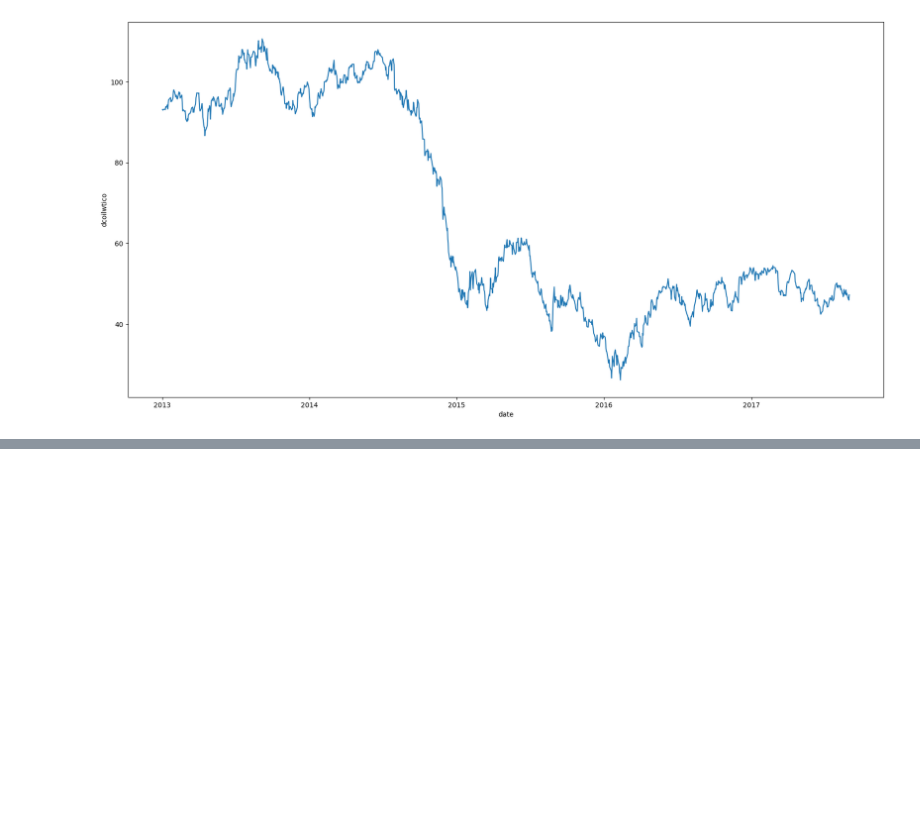
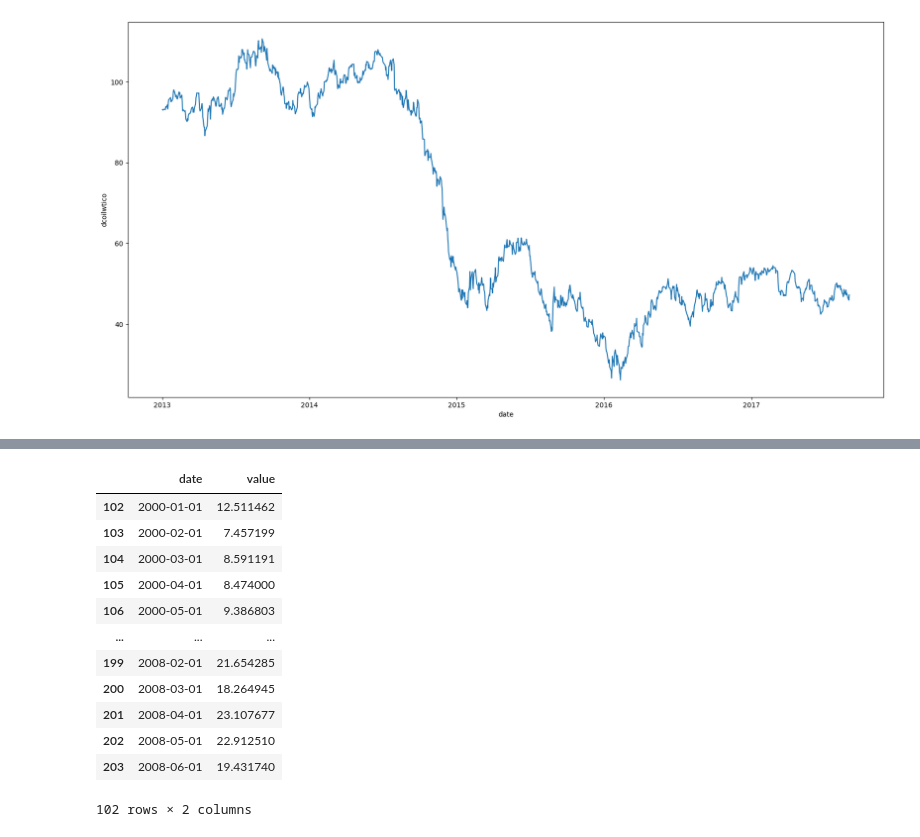
Before and after one commit to lhduc94/timeseries, a Jupyter notebook: notebooks/read_data.ipynb, the cells around one changed output, grey strips where cells are left out. Drawn from its saved outputs; the diff is of its cells as text; code cells hidden in the pictures; blank space fills up the shorter version.

```diff
--- a/notebooks/read_data.ipynb
+++ b/notebooks/read_data.ipynb
@@ -71,0 +118,16 @@ df.head()
+# %%
+df[df.date>=pd.to_datetime('2000-01-01')]
+# %% [output]
+|  | date | value |
+| 102 | 2000-01-01 | 12.511462 |
+| 103 | 2000-02-01 | 7.457199 |
+| 104 | 2000-03-01 | 8.591191 |
+| 105 | 2000-04-01 | 8.474000 |
+| 106 | 2000-05-01 | 9.386803 |
+| ... | ... | ... |
+| 199 | 2008-02-01 | 21.654285 |
+| 200 | 2008-03-01 | 18.264945 |
+| 201 | 2008-04-01 | 23.107677 |
+| 202 | 2008-05-01 | 22.912510 |
+| 203 | 2008-06-01 | 19.431740 |
+102 rows × 2 columns
```
Also changed, not shown: parts of 5 cells of this notebook, 7 other files.
